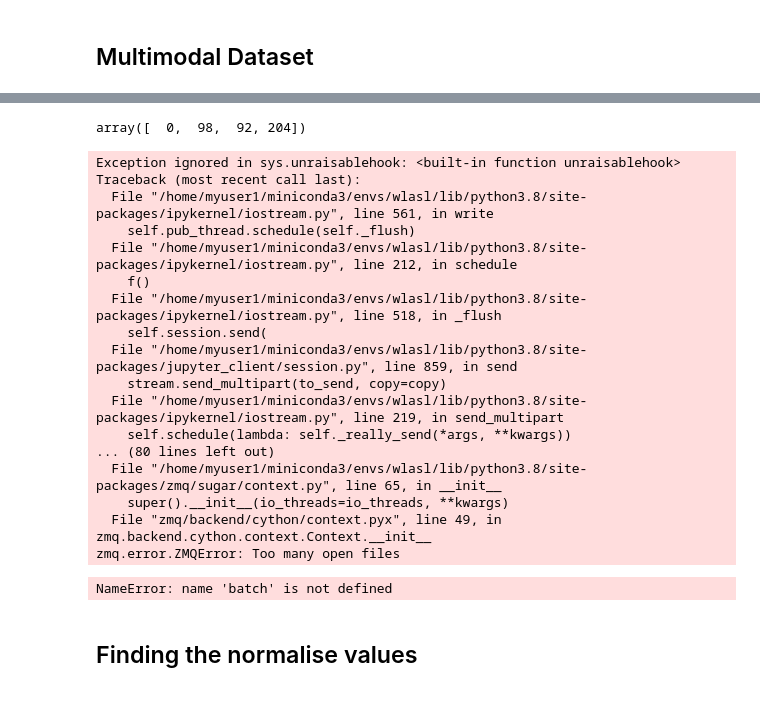
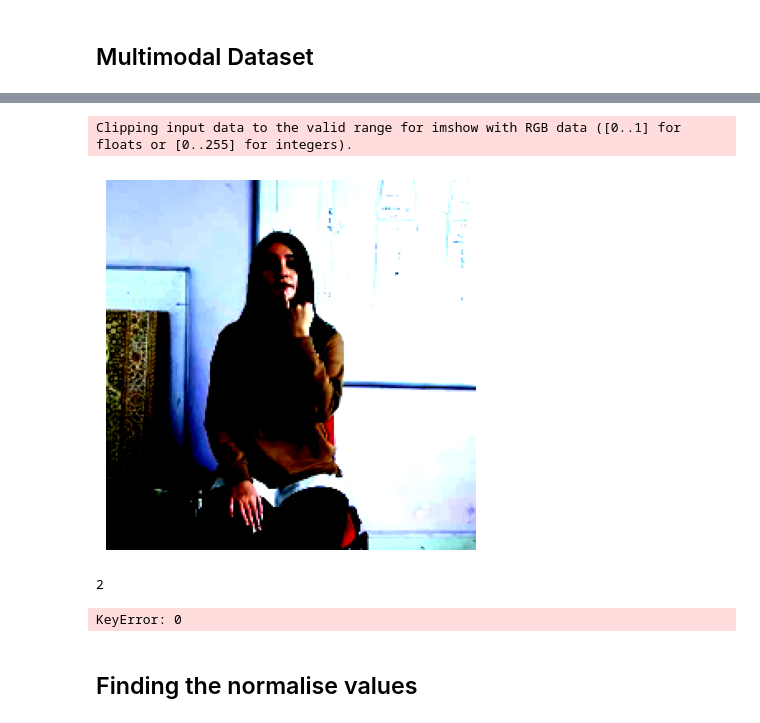
Before and after one commit to UoA-CARES/sign-language-benchmarks, a Jupyter notebook: experiments/wlasl/seven-sees/dataset_output.ipynb, the cells around one changed output, grey strips where cells are left out. Saved outputs shown, nothing was run; the diff lists cells and outputs as text; code cells hidden in the pictures.

Commit message:
test: add rgb and flow

```diff
--- a/experiments/wlasl/seven-sees/dataset_output.ipynb
+++ b/experiments/wlasl/seven-sees/dataset_output.ipynb
@@ -20,26 +20,27 @@ def imshow(tensor, idx=0):
 # %% [markdown]
 ## Multimodal Dataset
 # %%
-train_dataset = MultiModalDataset(ann_file='data/wlasl/train_annotations.txt',
-                                  root_dir='data/wlasl/rawframes',
+
+train_dataset = MultiModalDataset(ann_file='data/autsl/train_annotations.txt',
+                                  root_dir='data/autsl/rawframes',
                                   clip_len=32,
+                                  modalities=('rgb'),
                                   resolution=224,
-                                  modalities=('pose'),
                                   frame_interval=1,
-                                  num_clips=1,
-                                  test_mode=True
+                                  input_resolution=512,
+                                  num_clips=1
                                   )
 
-test_dataset = MultiModalDataset(ann_file='data/wlasl/test_annotations.txt',
-                                 root_dir='data/wlasl/rawframes',
+test_dataset = MultiModalDataset(ann_file='data/autsl/test_annotations.txt',
+                                 root_dir='data/autsl/rawframes',
                                  clip_len=32,
                                  resolution=224,
-                                 modalities=('rgb', 'flow'),
+                                 modalities=('rgb'),
                                  test_mode=True,
                                  frame_interval=1,
+                                 input_resolution=512,
                                  num_clips=1
                                  )
-
 # Setting up dataloaders
 train_loader = torch.utils.data.DataLoader(dataset=train_dataset,
                                            batch_size=1,
@@ -85,30 +62,2 @@ results
-# %%
-x = np.array([-12.0, 98.0, 92.0, 204.0], dtype=int)
-x[x<0] = 0
-x
-# %% [output]
-array([  0,  98,  92, 204])
 # %%
-iter_ = iter(train_loader)
+iter_ = iter(test_loader)
-# %% [output]
-Exception ignored in sys.unraisablehook: <built-in function unraisablehook>
-Traceback (most recent call last):
-  File "/home/myuser1/miniconda3/envs/wlasl/lib/python3.8/site-packages/ipykernel/iostream.py", line 561, in write
-    self.pub_thread.schedule(self._flush)
-  File "/home/myuser1/miniconda3/envs/wlasl/lib/python3.8/site-packages/ipykernel/iostream.py", line 212, in schedule
-    f()
-  File "/home/myuser1/miniconda3/envs/wlasl/lib/python3.8/site-packages/ipykernel/iostream.py", line 518, in _flush
-    self.session.send(
-  File "/home/myuser1/miniconda3/envs/wlasl/lib/python3.8/site-packages/jupyter_client/session.py", line 859, in send
-    stream.send_multipart(to_send, copy=copy)
-  File "/home/myuser1/miniconda3/envs/wlasl/lib/python3.8/site-packages/ipykernel/iostream.py", line 219, in send_multipart
-    self.schedule(lambda: self._really_send(*args, **kwargs))
-... (80 lines left out)
-  File "/home/myuser1/miniconda3/envs/wlasl/lib/python3.8/site-packages/zmq/sugar/context.py", line 65, in __init__
-    super().__init__(io_threads=io_threads, **kwargs)
-  File "zmq/backend/cython/context.pyx", line 49, in zmq.backend.cython.context.Context.__init__
-zmq.error.ZMQError: Too many open files
-# %%
-batch
-# %% [output]
-NameError: name 'batch' is not defined
@@ -119,7 +64,18 @@ imshow(batch['depth'][0],11)
+# %%
+batch = next(iter_)
+i=0
+imshow(batch['rgb'][0],11)
+# %% [output]
+Clipping input data to the valid range for imshow with RGB data ([0..1] for floats or [0..255] for integers).
+[figure, added]
 # %%
 len(batch)
+# %% [output]
+2
 # %%
 batch[0].shape, batch[1].shape, batch[2].shape
+# %% [output]
+KeyError: 0
 # %%
 x = torch.FloatTensor(1,32,256,256).unsqueeze(dim=1)
 # %%
```
Also changed, not shown: parts of 5 cells of this notebook, 5 other files.
